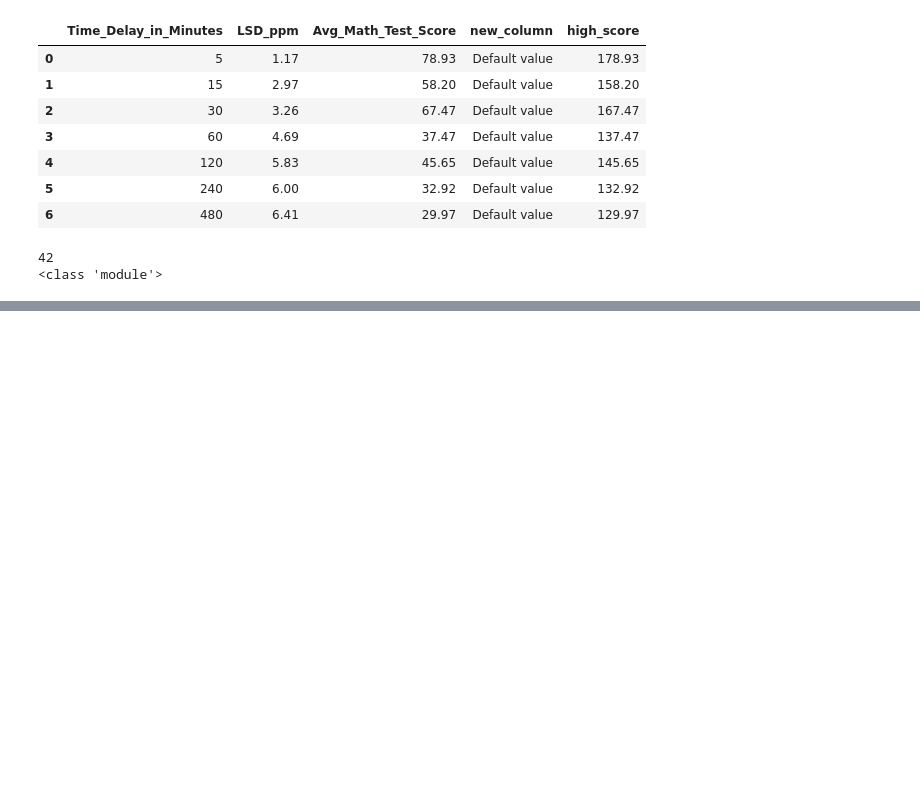
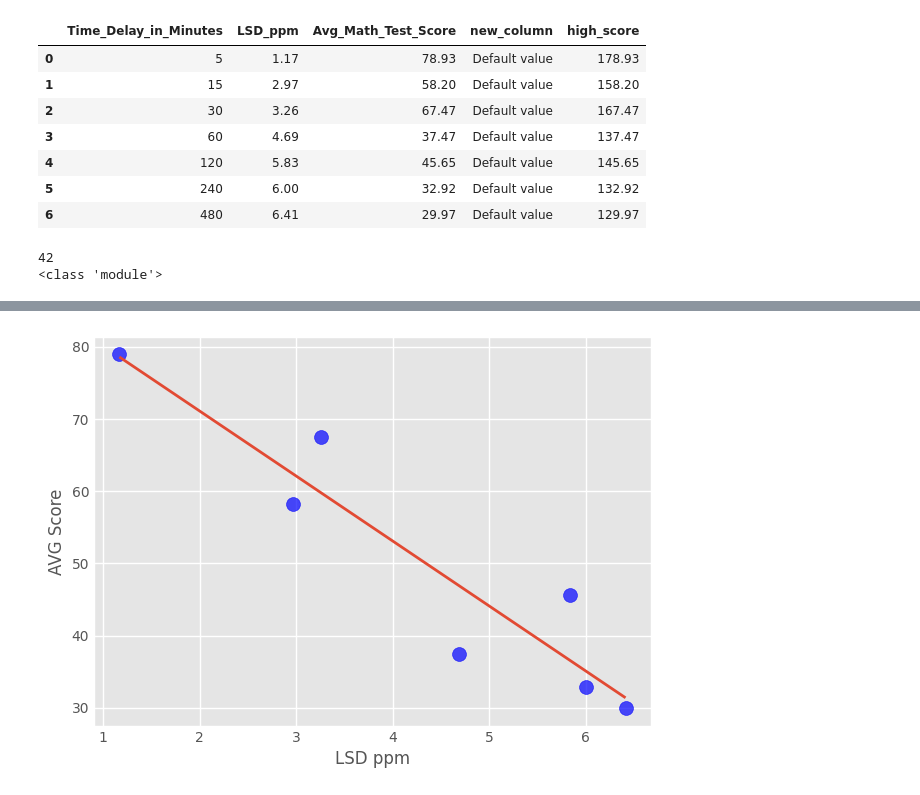
Before and after one commit to hectort88/ds_practice, a Jupyter notebook: general_python.ipynb, the cells around one changed output, grey strips where cells are left out. Saved outputs shown, nothing was run; the diff lists cells and outputs as text; code cells hidden in the pictures; blank space fills up the shorter version.

```diff
--- a/general_python.ipynb
+++ b/general_python.ipynb
@@ -115,0 +124,15 @@ print(type(life))
+# %%
+# We need to use Dataframes
+time = data[['Time_Delay_in_Minutes']]
+lsd_ppm = data[['LSD_ppm']]
+avg_score = data[['Avg_Math_Test_Score']]
+
+from sklearn.linear_model import LinearRegression
+
+reg = LinearRegression()
+reg.fit(lsd_ppm, avg_score)
+print(reg.coef_)
+print(reg.intercept_)
+print(reg.score(lsd_ppm, avg_score))
+predicted_score = reg.predict(lsd_ppm)
+print(predicted_score)
@@ -115,0 +150,8 @@ print(type(life))
+# %%
+plt.scatter(lsd_ppm, avg_score, color='b', alpha=0.7, s=100)
+plt.ylabel('AVG Score')
+plt.plot(lsd_ppm, predicted_score, linewidth=2)
+plt.xlabel('LSD ppm')
+plt.show()
+# %% [output]
+[figure, added]
```
Also changed, not shown: parts of 9 cells of this notebook, 1 other file.
